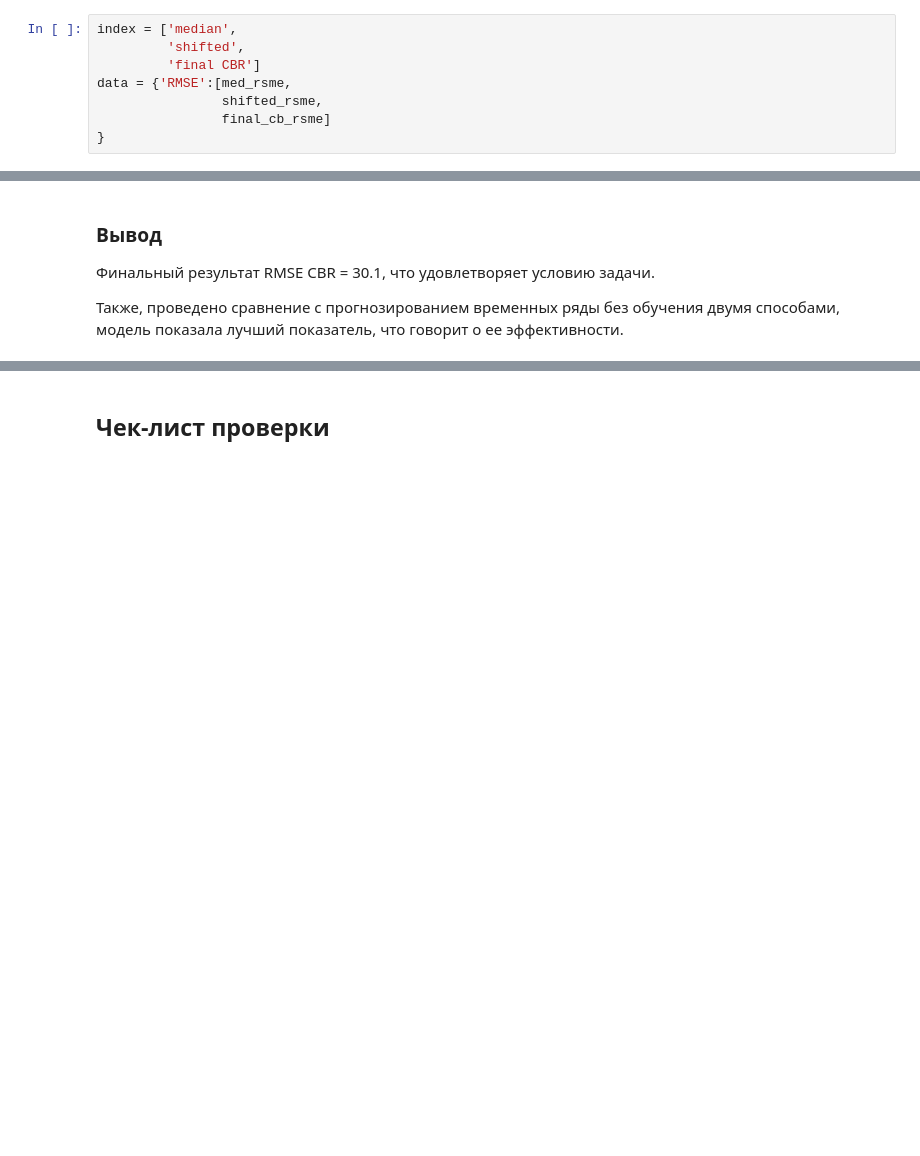
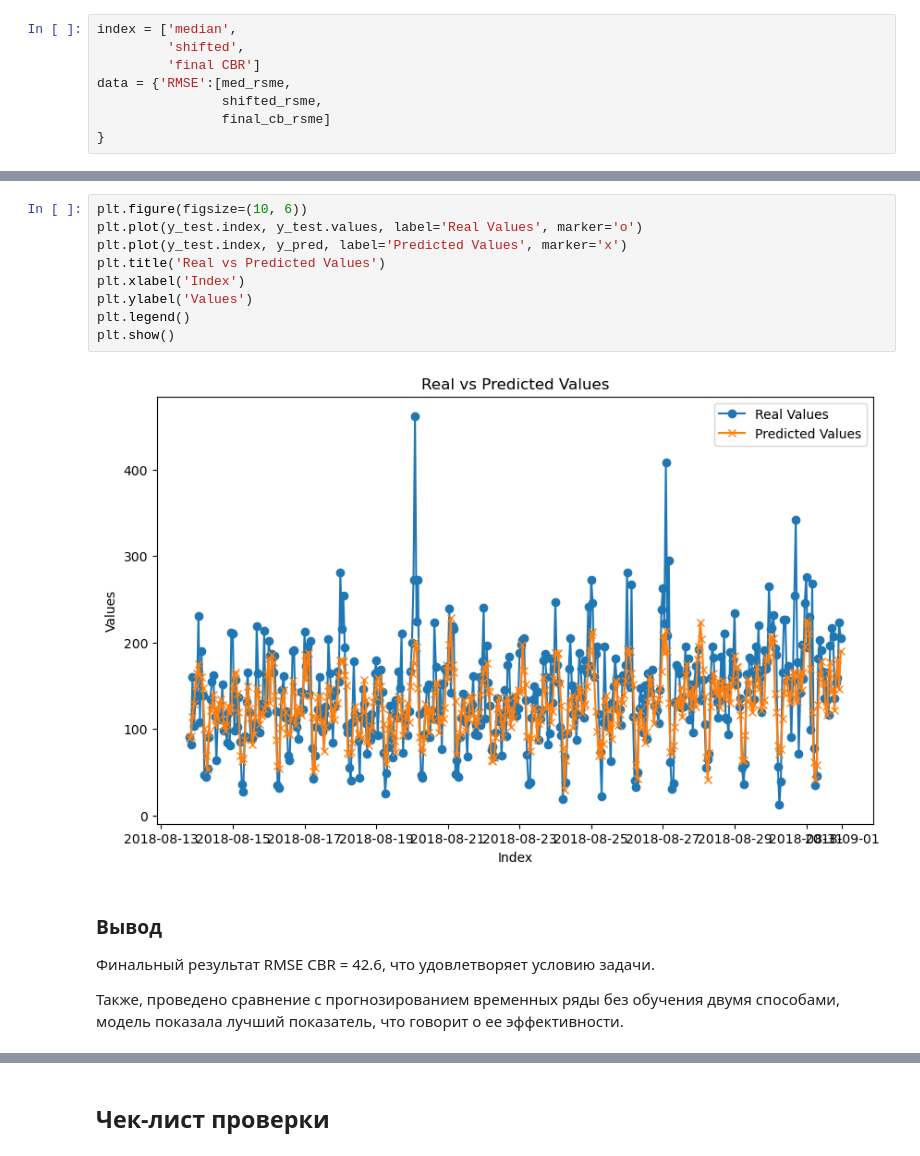
Before and after one commit to VSXV/Data-Science-Projects, a Jupyter notebook: 15. taxi orders prediction/39f8b63a-9233-46bb-aee1-7162f63bc73c.ipynb, the cells around one changed output, grey strips where cells are left out. Cells and saved outputs as stored; diff of their text form; blank space fills up the shorter version.

```diff
--- a/15. taxi orders prediction/39f8b63a-9233-46bb-aee1-7162f63bc73c.ipynb
+++ b/15. taxi orders prediction/39f8b63a-9233-46bb-aee1-7162f63bc73c.ipynb
@@ -302,6 +471,17 @@ scores_data
+# %%
+plt.figure(figsize=(10, 6))
+plt.plot(y_test.index, y_test.values, label='Real Values', marker='o')
+plt.plot(y_test.index, y_pred, label='Predicted Values', marker='x')
+plt.title('Real vs Predicted Values')
+plt.xlabel('Index')
+plt.ylabel('Values')
+plt.legend()
+plt.show()
+# %% [output]
+[figure, added]
 # %% [markdown]
 ### Вывод
 
-Финальный результат RMSE CBR = 30.1, что удовлетворяет условию задачи.
+Финальный результат RMSE CBR = 42.6, что удовлетворяет условию задачи.
 
 Также, проведено сравнение с прогнозированием временных ряды без обучения двумя способами, модель показала лучший показатель, что говорит о ее эффективности.
```
Also changed, not shown: parts of 38 cells of this notebook.
